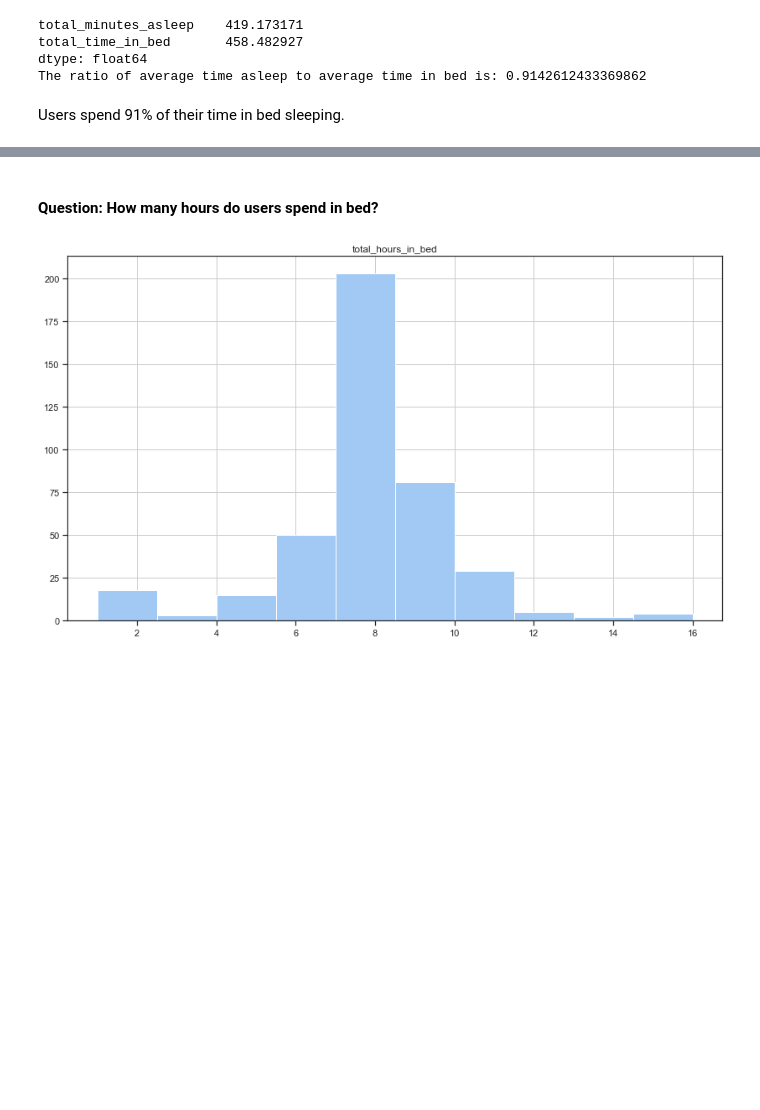
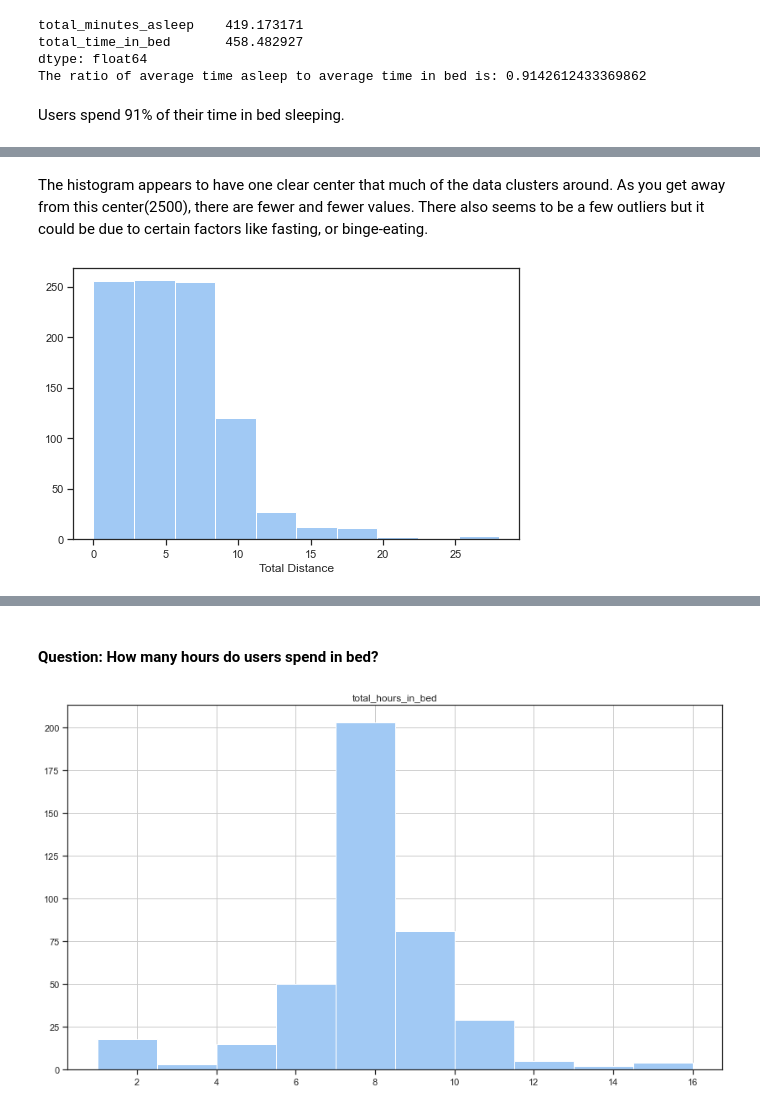
Before and after one commit to Ife-dayo/bellabeat, a Jupyter notebook: exploratory_analysis.ipynb, the cells around one changed output, grey strips where cells are left out. Cells and saved outputs as stored; diff of their text form; code cells hidden in the pictures; blank space fills up the shorter version.

```diff
--- a/exploratory_analysis.ipynb
+++ b/exploratory_analysis.ipynb
@@ -460,0 +440,13 @@ Observation- Users track their activity during the week more than weekends. This
+# %% [markdown]
+The histogram appears to have one clear center that much of the data clusters around. As you get away from this center(2500), there are fewer and fewer values. There also seems to be a few outliers but it could be due to certain factors like fasting, or binge-eating.
+# %%
+# start with a standard-scaled plot
+binsize = 500
+bins = np.arange(0, activity['total_distance'].max()+binsize, binsize)
+
+plt.figure(figsize=[8, 5])
+plt.hist(data =activity, x = 'total_distance')
+plt.xlabel('Total Distance')
+plt.show()
+# %% [output]
+[figure, added]
```
Also changed, not shown: parts of 69 cells of this notebook.
